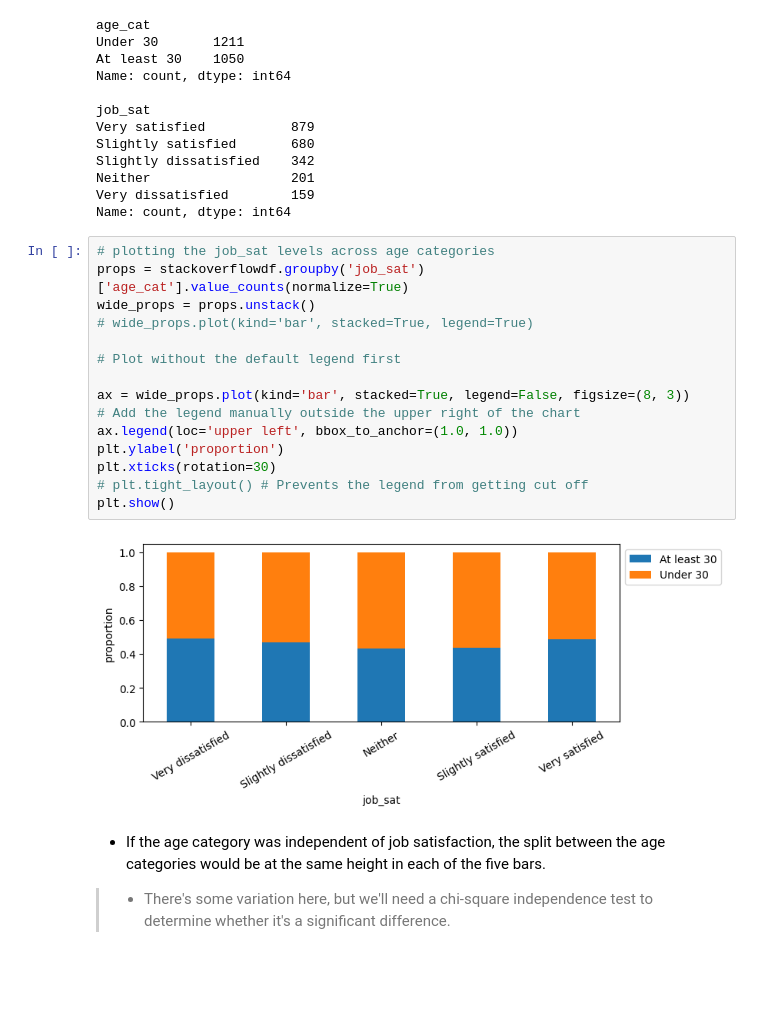
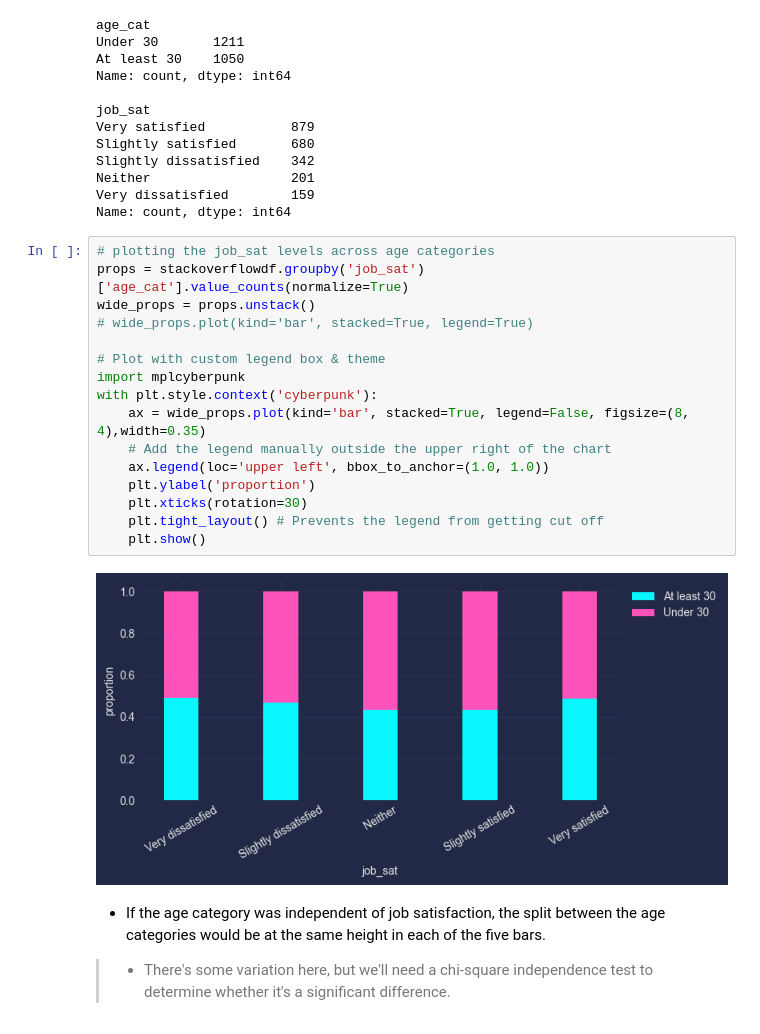
Before and after one commit to abhijeet-bhambere/python-ml-trail, a Jupyter notebook: hypothesis_testing.ipynb, the cells around one changed output. Cells and saved outputs as stored; diff of their text form; blank space fills up the shorter version.

```diff
--- a/hypothesis_testing.ipynb
+++ b/hypothesis_testing.ipynb
@@ -1075,20 +1076,21 @@ Name: count, dtype: int64
 # %%
 # plotting the job_sat levels across age categories
 props = stackoverflowdf.groupby('job_sat')['age_cat'].value_counts(normalize=True)
 wide_props = props.unstack()
 # wide_props.plot(kind='bar', stacked=True, legend=True)
 
-# Plot without the default legend first
-
-ax = wide_props.plot(kind='bar', stacked=True, legend=False, figsize=(8, 3))
-# Add the legend manually outside the upper right of the chart
-ax.legend(loc='upper left', bbox_to_anchor=(1.0, 1.0))
-plt.ylabel('proportion')
-plt.xticks(rotation=30)
-# plt.tight_layout() # Prevents the legend from getting cut off
-plt.show()
+# Plot with custom legend box & theme
+import mplcyberpunk
+with plt.style.context('cyberpunk'):
+    ax = wide_props.plot(kind='bar', stacked=True, legend=False, figsize=(8, 4),width=0.35)
+    # Add the legend manually outside the upper right of the chart
+    ax.legend(loc='upper left', bbox_to_anchor=(1.0, 1.0))
+    plt.ylabel('proportion')
+    plt.xticks(rotation=30)
+    plt.tight_layout() # Prevents the legend from getting cut off
+    plt.show()
 # %% [output]
-[figure, old version]
+[figure, new version]
 # %% [markdown]
 * If the age category was independent of job satisfaction, the split between the age categories would be at the same height in each of the five bars.
 >* There's some variation here, but we'll need a chi-square independence test to determine whether it's a significant difference.
```
Also changed, not shown: parts of 32 cells of this notebook.
